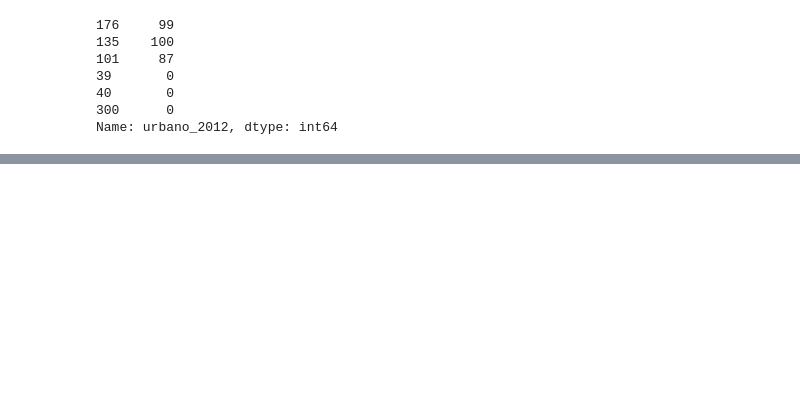
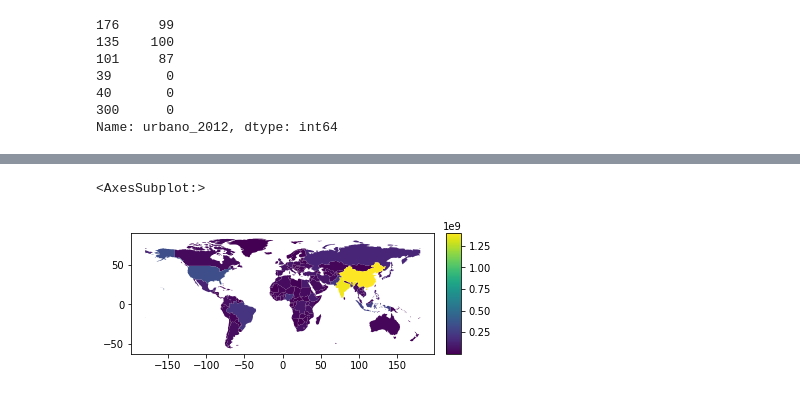
Before and after one commit to GW-DSSD/GeoDS4Bolivia, a Jupyter notebook: EDA/Start.ipynb, the cells around one changed output, grey strips where cells are left out. Saved outputs shown, nothing was run; the diff lists cells and outputs as text; code cells hidden in the pictures; blank space fills up the shorter version.

```diff
--- a/EDA/Start.ipynb
+++ b/EDA/Start.ipynb
@@ -258,0 +289,14 @@ fig.show()
+# %%
+# Plot population estimates with an accurate legend
+from mpl_toolkits.axes_grid1 import make_axes_locatable
+
+fig, ax = plt.subplots(1, 1)
+
+divider = make_axes_locatable(ax)
+
+cax = divider.append_axes("right", size="5%", pad=0.1)
+
+world.plot(column='pop_est', ax=ax, legend = True, figsize = (10,10), cax=cax)
+# %% [output]
+<AxesSubplot:>
+[figure, added]
```
Also changed, not shown: parts of 12 cells of this notebook, 1 other file.
